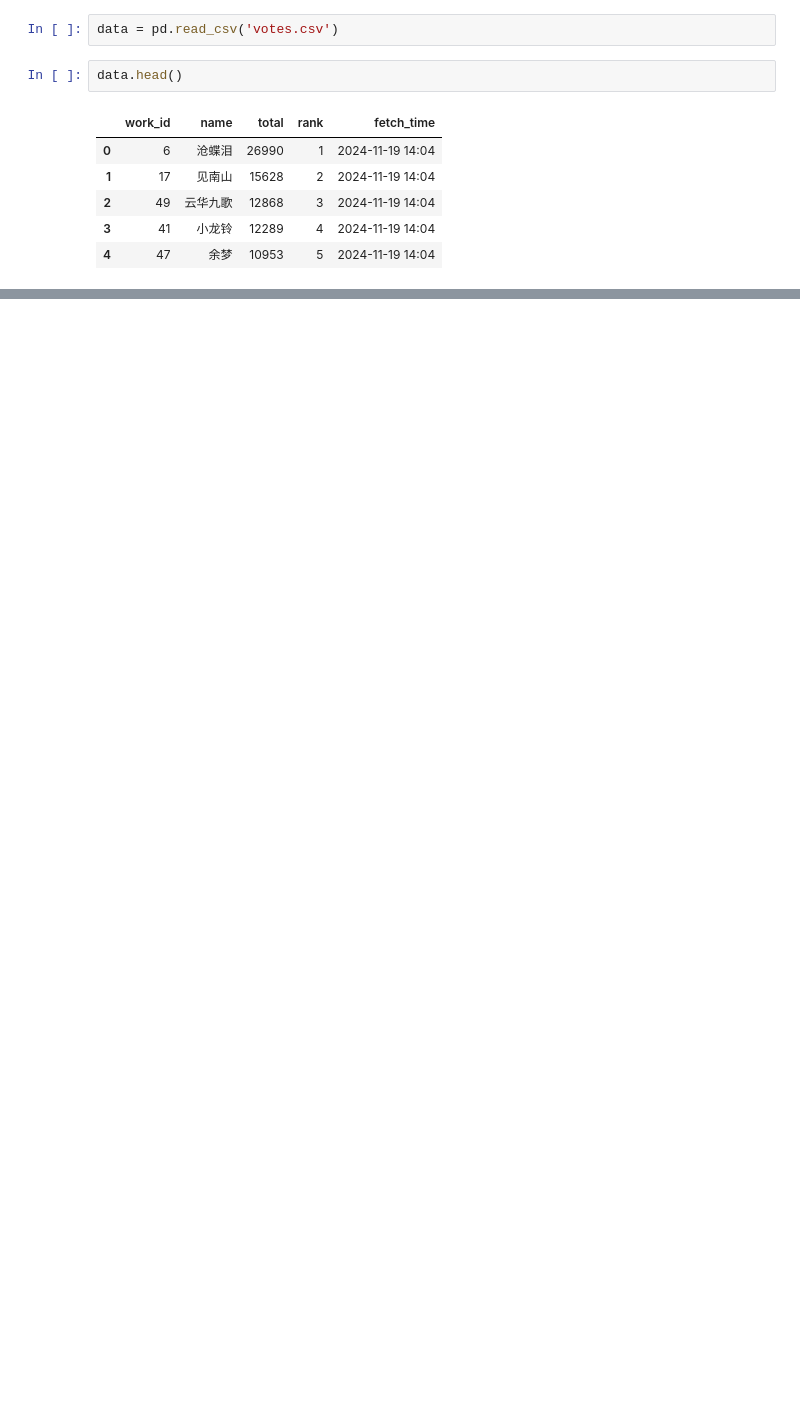
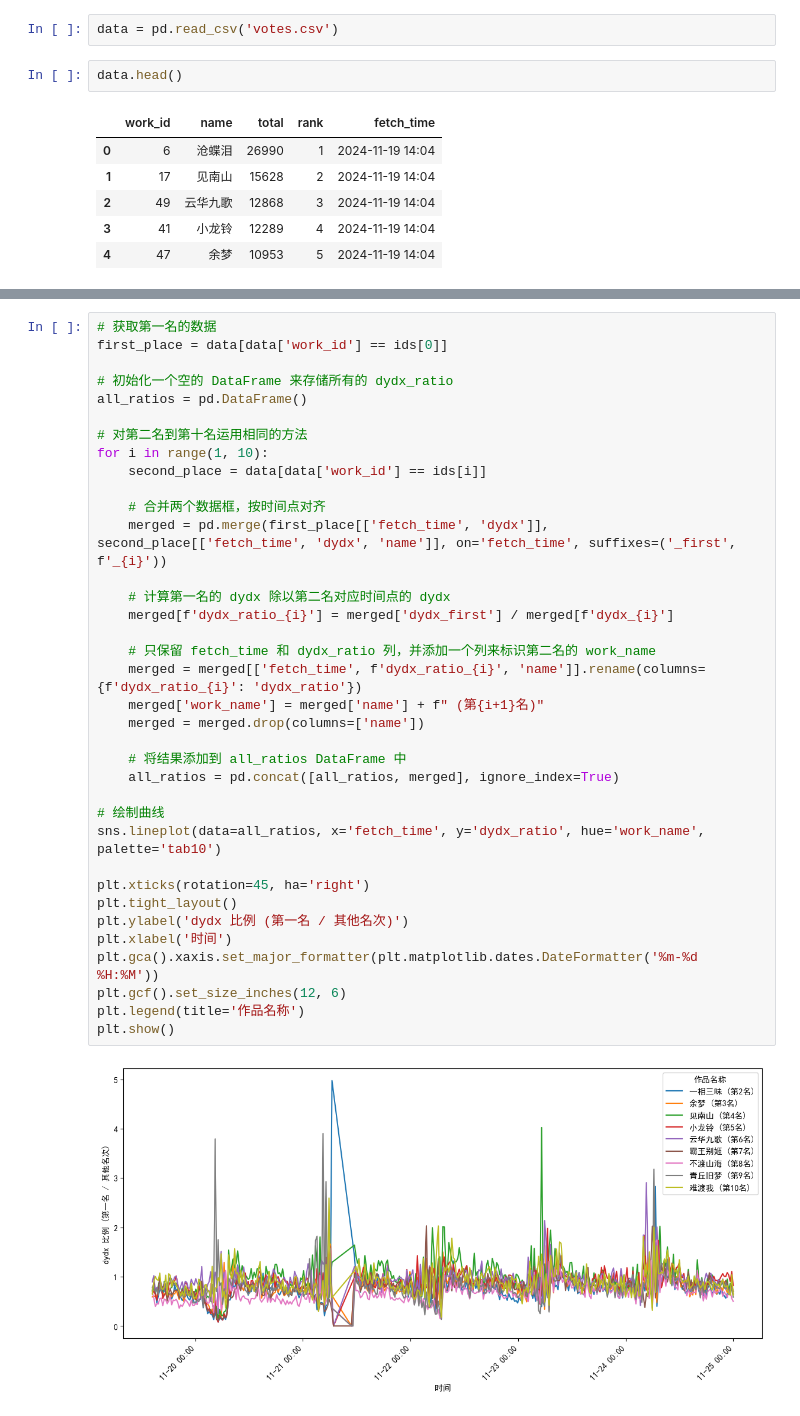
Before and after one commit to 610yilingliu/jx3_2024_vote, a Jupyter notebook: visualize.ipynb, the cells around one changed output, grey strips where cells are left out. Drawn from its saved outputs; the diff is of its cells as text; blank space fills up the shorter version.

```diff
--- a/visualize.ipynb
+++ b/visualize.ipynb
@@ -55,0 +91,38 @@ plt.show()
+# %%
+# 获取第一名的数据
+first_place = data[data['work_id'] == ids[0]]
+
+# 初始化一个空的 DataFrame 来存储所有的 dydx_ratio
+all_ratios = pd.DataFrame()
+
+# 对第二名到第十名运用相同的方法
+for i in range(1, 10):
+    second_place = data[data['work_id'] == ids[i]]
+
+    # 合并两个数据框，按时间点对齐
+    merged = pd.merge(first_place[['fetch_time', 'dydx']], second_place[['fetch_time', 'dydx', 'name']], on='fetch_time', suffixes=('_first', f'_{i}'))
+
+    # 计算第一名的 dydx 除以第二名对应时间点的 dydx
+    merged[f'dydx_ratio_{i}'] = merged['dydx_first'] / merged[f'dydx_{i}']
+
+    # 只保留 fetch_time 和 dydx_ratio 列，并添加一个列来标识第二名的 work_name
+    merged = merged[['fetch_time', f'dydx_ratio_{i}', 'name']].rename(columns={f'dydx_ratio_{i}': 'dydx_ratio'})
+    merged['work_name'] = merged['name'] + f" (第{i+1}名)"
+    merged = merged.drop(columns=['name'])
+
+    # 将结果添加到 all_ratios DataFrame 中
+    all_ratios = pd.concat([all_ratios, merged], ignore_index=True)
+
+# 绘制曲线
+sns.lineplot(data=all_ratios, x='fetch_time', y='dydx_ratio', hue='work_name', palette='tab10')
+
+plt.xticks(rotation=45, ha='right')
+plt.tight_layout()
+plt.ylabel('dydx 比例 (第一名 / 其他名次)')
+plt.xlabel('时间')
+plt.gca().xaxis.set_major_formatter(plt.matplotlib.dates.DateFormatter('%m-%d %H:%M'))
+plt.gcf().set_size_inches(12, 6)
+plt.legend(title='作品名称')
+plt.show()
+# %% [output]
+[figure, added]
```
Also changed, not shown: parts of 6 cells of this notebook, 1 other file.
